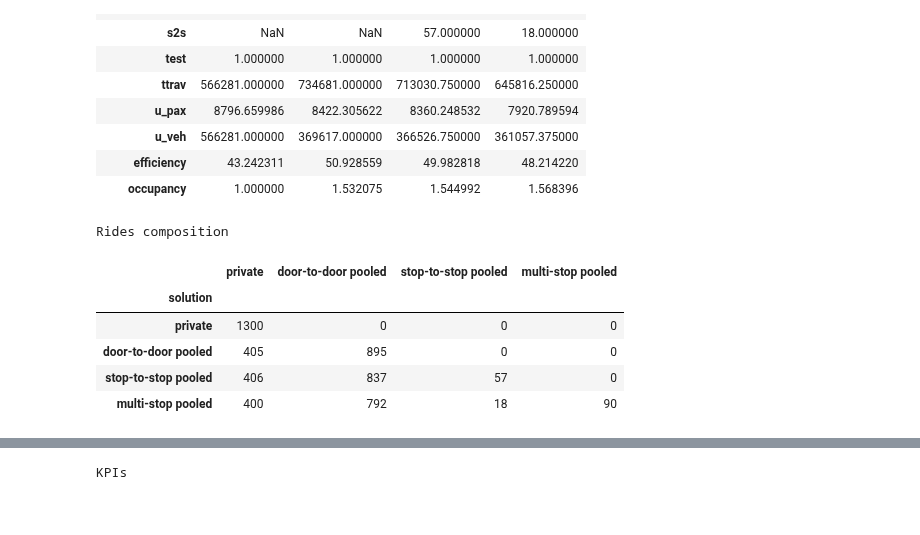
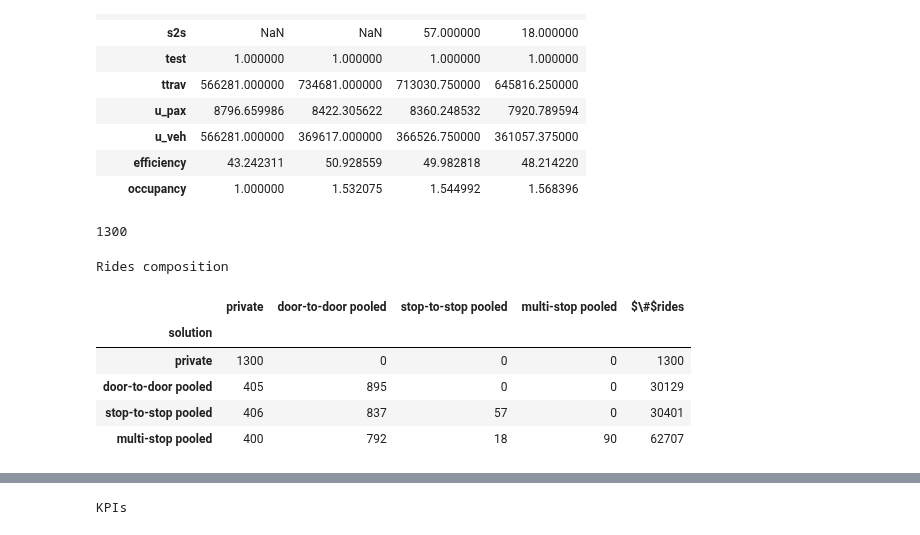
Before and after one commit to RafalKucharskiPK/ExMAS, a Jupyter notebook: ExMAS/spinoffs/tndp/ExExMAS_results.ipynb, the cells around one changed output, grey strips where cells are left out. Cells and saved outputs as stored; diff of their text form; code cells hidden in the pictures.

```diff
--- a/ExMAS/spinoffs/tndp/ExExMAS_results.ipynb
+++ b/ExMAS/spinoffs/tndp/ExExMAS_results.ipynb
@@ -62,18 +63,22 @@ inData.transitize.report
 | u_veh | 566281.000000 | 369617.000000 | 366526.750000 | 361057.375000 |
 | efficiency | 43.242311 | 50.928559 | 49.982818 | 48.214220 |
 | occupancy | 1.000000 | 1.532075 | 1.544992 | 1.568396 |
+# %%
+inData.transitize.rm[inData.transitize.rm.kind == 'p'].traveller.nunique()
+# %% [output]
+1300
 # %%
 report = inData.transitize.report
 report.columns = ['private','door-to-door pooled','stop-to-stop pooled','multi-stop pooled']
-compos = report.loc[['p','d2d','s2s','ms']].fillna(0).astype(int).T
-compos.columns = ['private','door-to-door pooled','stop-to-stop pooled','multi-stop pooled']
+compos = report.loc[['p','d2d','s2s','ms','nRides']].fillna(0).astype(int).T
+compos.columns = ['private','door-to-door pooled','stop-to-stop pooled','multi-stop pooled','$\#$rides']
 compos.index.name = 'solution'
 compos.style.set_caption("Rides composition")
 # %% [output]
 Rides composition
-|  | private | door-to-door pooled | stop-to-stop pooled | multi-stop pooled |
-| solution |  |  |  |  |
-| private | 1300 | 0 | 0 | 0 |
-| door-to-door pooled | 405 | 895 | 0 | 0 |
-| stop-to-stop pooled | 406 | 837 | 57 | 0 |
-| multi-stop pooled | 400 | 792 | 18 | 90 |
+|  | private | door-to-door pooled | stop-to-stop pooled | multi-stop pooled | $\#$rides |
+| solution |  |  |  |  |  |
+| private | 1300 | 0 | 0 | 0 | 1300 |
+| door-to-door pooled | 405 | 895 | 0 | 0 | 30129 |
+| stop-to-stop pooled | 406 | 837 | 57 | 0 | 30401 |
+| multi-stop pooled | 400 | 792 | 18 | 90 | 62707 |
```
Also changed, not shown: parts of 50 cells of this notebook, 4 other files.
